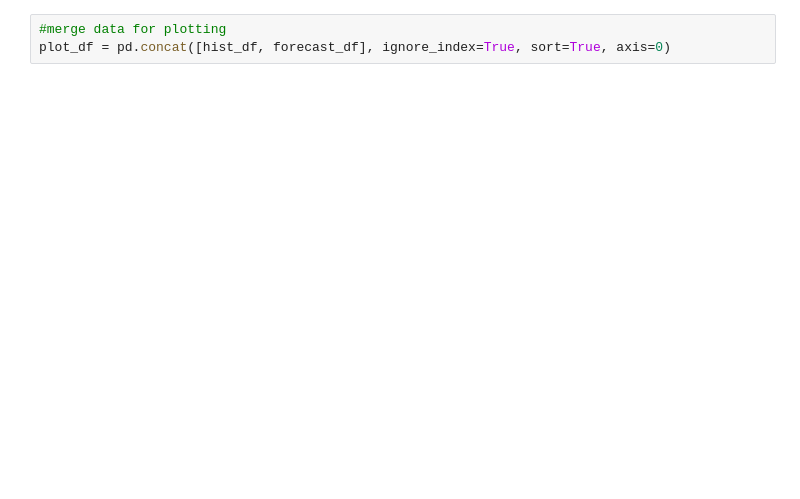
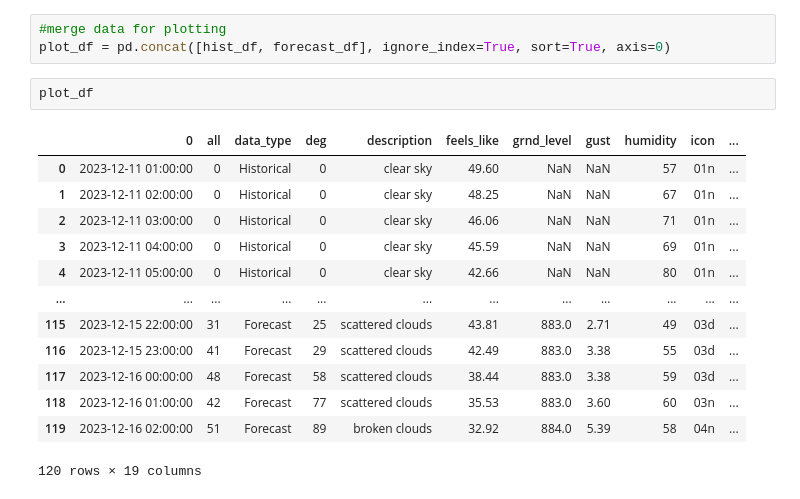
Before and after one commit to shehransyed/STA-141B-Project, a Jupyter notebook: Project_stuff.ipynb, the cells around one changed output. Cells and saved outputs as stored; diff of their text form; blank space fills up the shorter version.

```diff
--- a/Project_stuff.ipynb
+++ b/Project_stuff.ipynb
@@ -266,6 +287,22 @@ forecast_df
 # %%
 #merge data for plotting
 plot_df = pd.concat([hist_df, forecast_df], ignore_index=True, sort=True, axis=0)
+# %%
+plot_df
+# %% [output]
+|  | 0 | all | data_type | deg | description | feels_like | grnd_level | gust | humidity | icon | ... |
+| 0 | 2023-12-11 01:00:00 | 0 | Historical | 0 | clear sky | 49.60 | NaN | NaN | 57 | 01n | ... |
+| 1 | 2023-12-11 02:00:00 | 0 | Historical | 0 | clear sky | 48.25 | NaN | NaN | 67 | 01n | ... |
+| 2 | 2023-12-11 03:00:00 | 0 | Historical | 0 | clear sky | 46.06 | NaN | NaN | 71 | 01n | ... |
+| 3 | 2023-12-11 04:00:00 | 0 | Historical | 0 | clear sky | 45.59 | NaN | NaN | 69 | 01n | ... |
+| 4 | 2023-12-11 05:00:00 | 0 | Historical | 0 | clear sky | 42.66 | NaN | NaN | 80 | 01n | ... |
+| ... | ... | ... | ... | ... | ... | ... | ... | ... | ... | ... | ... |
+| 115 | 2023-12-15 22:00:00 | 31 | Forecast | 25 | scattered clouds | 43.81 | 883.0 | 2.71 | 49 | 03d | ... |
+| 116 | 2023-12-15 23:00:00 | 41 | Forecast | 29 | scattered clouds | 42.49 | 883.0 | 3.38 | 55 | 03d | ... |
+| 117 | 2023-12-16 00:00:00 | 48 | Forecast | 58 | scattered clouds | 38.44 | 883.0 | 3.38 | 59 | 03d | ... |
+| 118 | 2023-12-16 01:00:00 | 42 | Forecast | 77 | scattered clouds | 35.53 | 883.0 | 3.60 | 60 | 03n | ... |
+| 119 | 2023-12-16 02:00:00 | 51 | Forecast | 89 | broken clouds | 32.92 | 884.0 | 5.39 | 58 | 04n | ... |
+120 rows × 19 columns
 # %%
 
 fig = px.line(plot_df, x=0, y="temp", color="data_type")
```
Also changed, not shown: parts of 17 cells of this notebook.
